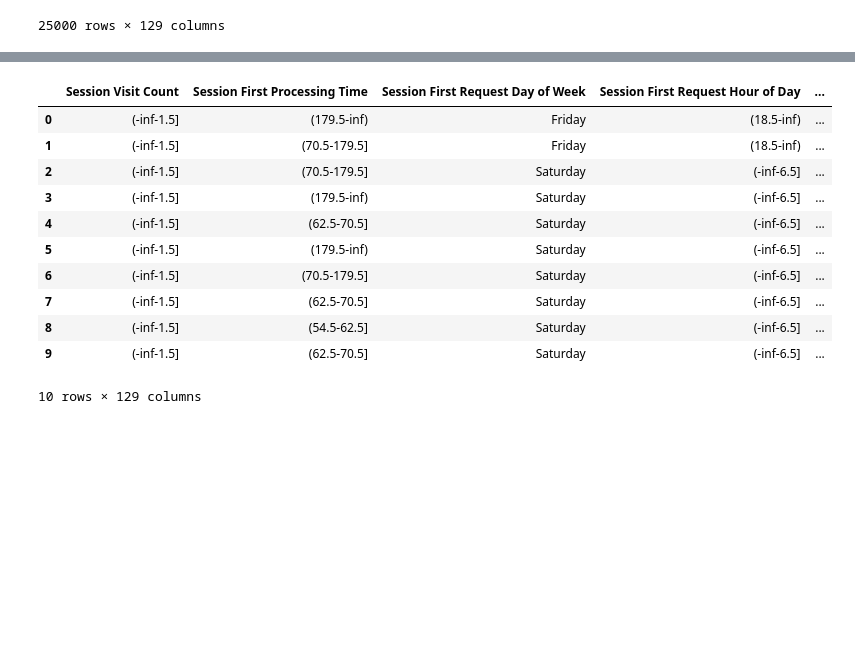
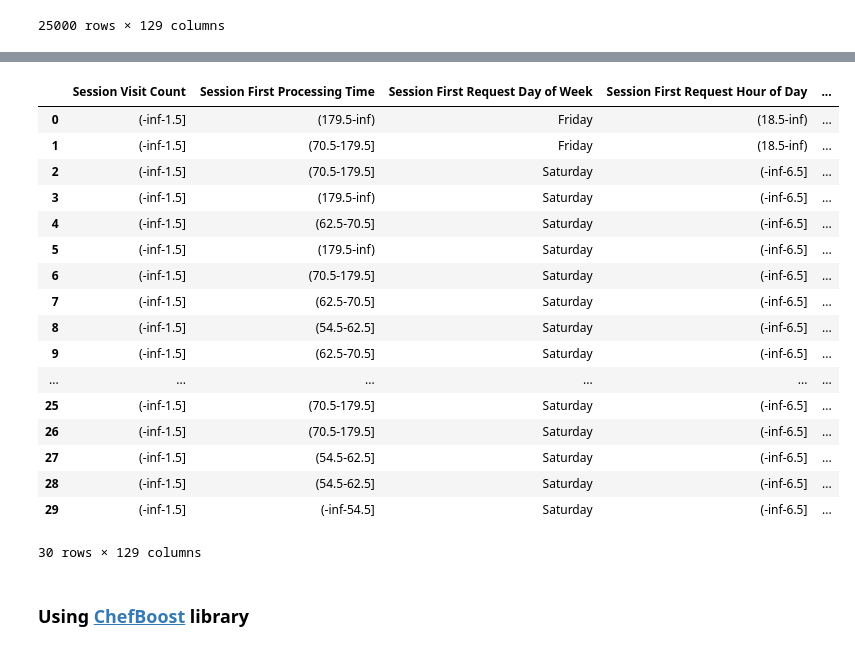
Before and after one commit to DarianFlorianVoda/StatisticsAppDS, a Jupyter notebook: SL1.ipynb, the cells around one changed output, grey strips where cells are left out. Saved outputs shown, nothing was run; the diff lists cells and outputs as text; code cells hidden in the pictures; blank space fills up the shorter version.

```diff
--- a/SL1.ipynb
+++ b/SL1.ipynb
@@ -360,18 +366,24 @@ pre_train
 # %%
-pre_test = df_removed2.head(10)
+pre_test = df_removed2.head(30).copy()
 pre_test = pre_test.applymap(lambda x: x.replace("'", ""))
 pre_test = pre_test.rename(columns={"Class": "Decision"})
 pre_test
 # %% [output]
 |  | Session Visit Count | Session First Processing Time | Session First Request Day of Week | Session First Request Hour of Day | ... |
 | 0 | (-inf-1.5] | (179.5-inf) | Friday | (18.5-inf) | ... |
 | 1 | (-inf-1.5] | (70.5-179.5] | Friday | (18.5-inf) | ... |
 | 2 | (-inf-1.5] | (70.5-179.5] | Saturday | (-inf-6.5] | ... |
 | 3 | (-inf-1.5] | (179.5-inf) | Saturday | (-inf-6.5] | ... |
 | 4 | (-inf-1.5] | (62.5-70.5] | Saturday | (-inf-6.5] | ... |
 | 5 | (-inf-1.5] | (179.5-inf) | Saturday | (-inf-6.5] | ... |
 | 6 | (-inf-1.5] | (70.5-179.5] | Saturday | (-inf-6.5] | ... |
 | 7 | (-inf-1.5] | (62.5-70.5] | Saturday | (-inf-6.5] | ... |
 | 8 | (-inf-1.5] | (54.5-62.5] | Saturday | (-inf-6.5] | ... |
 | 9 | (-inf-1.5] | (62.5-70.5] | Saturday | (-inf-6.5] | ... |
+| ... | ... | ... | ... | ... | ... |
+| 25 | (-inf-1.5] | (70.5-179.5] | Saturday | (-inf-6.5] | ... |
+| 26 | (-inf-1.5] | (70.5-179.5] | Saturday | (-inf-6.5] | ... |
+| 27 | (-inf-1.5] | (54.5-62.5] | Saturday | (-inf-6.5] | ... |
+| 28 | (-inf-1.5] | (54.5-62.5] | Saturday | (-inf-6.5] | ... |
+| 29 | (-inf-1.5] | (-inf-54.5] | Saturday | (-inf-6.5] | ... |
-10 rows × 129 columns
+30 rows × 129 columns
@@ -378,3 +397,5 @@ pre_test
+# %% [markdown]
+### Using [ChefBoost](https://github.com/serengil/chefboost) library
 # %%
 # from id3 import Id3Estimator
 # from id3 import export_graphviz
```
Also changed, not shown: parts of 20 cells of this notebook, 3 other files.
